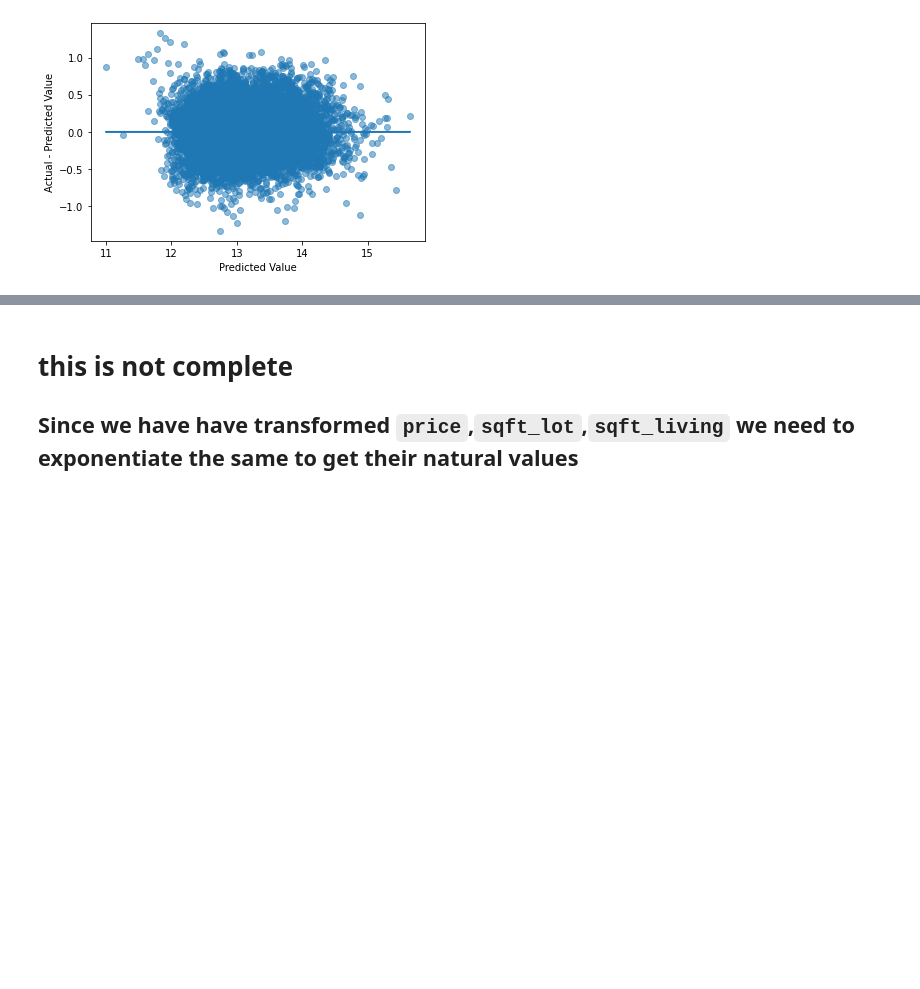
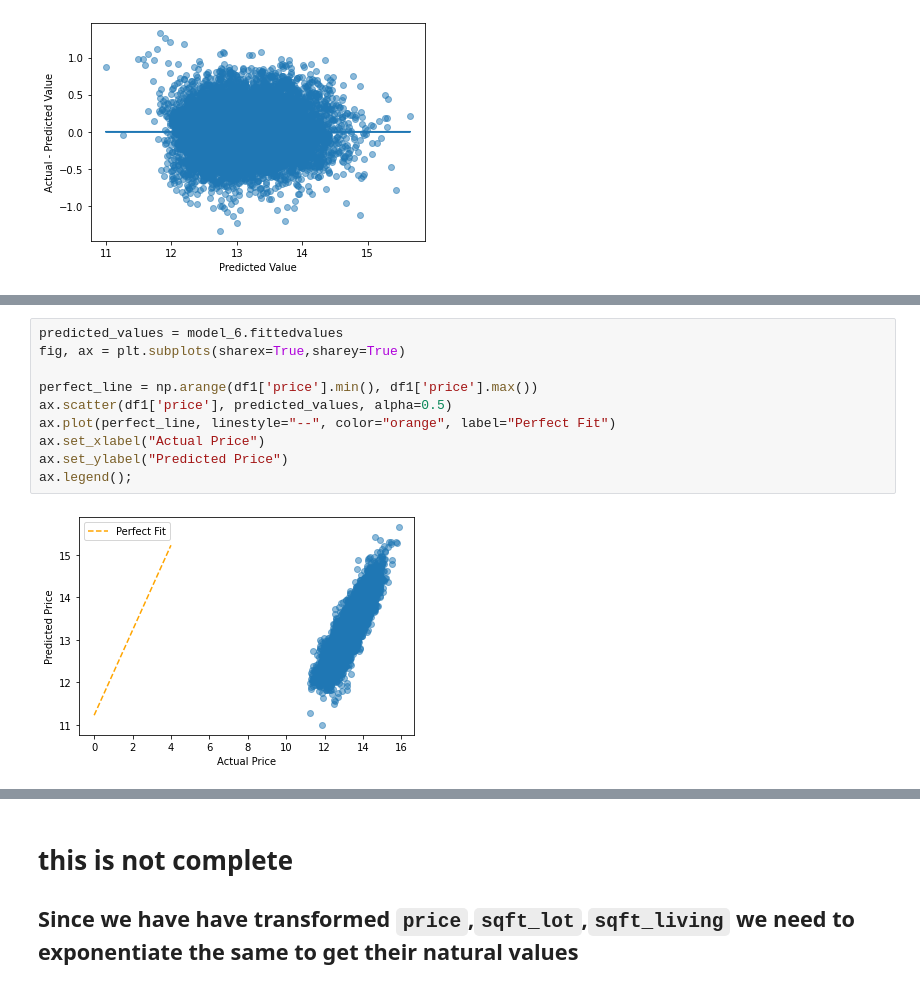
Before and after one commit to rahulakrish/linear_regression, a Jupyter notebook: phase2_project.ipynb, the cells around one changed output, grey strips where cells are left out. Cells and saved outputs as stored; diff of their text form; blank space fills up the shorter version.

Commit message:
linearity plot fail

```diff
--- a/phase2_project.ipynb
+++ b/phase2_project.ipynb
@@ -769,0 +749,12 @@ for xcol, ax in zip(['sqft_living', 'sqft_lot', 'sqft_living15', 'sqft_lot15'],
+# %%
+predicted_values = model_6.fittedvalues
+fig, ax = plt.subplots(sharex=True,sharey=True)
+
+perfect_line = np.arange(df1['price'].min(), df1['price'].max())
+ax.scatter(df1['price'], predicted_values, alpha=0.5)
+ax.plot(perfect_line, linestyle="--", color="orange", label="Perfect Fit")
+ax.set_xlabel("Actual Price")
+ax.set_ylabel("Predicted Price")
+ax.legend();
+# %% [output]
+[figure, added]
```
Also changed, not shown: parts of 19 cells of this notebook.
